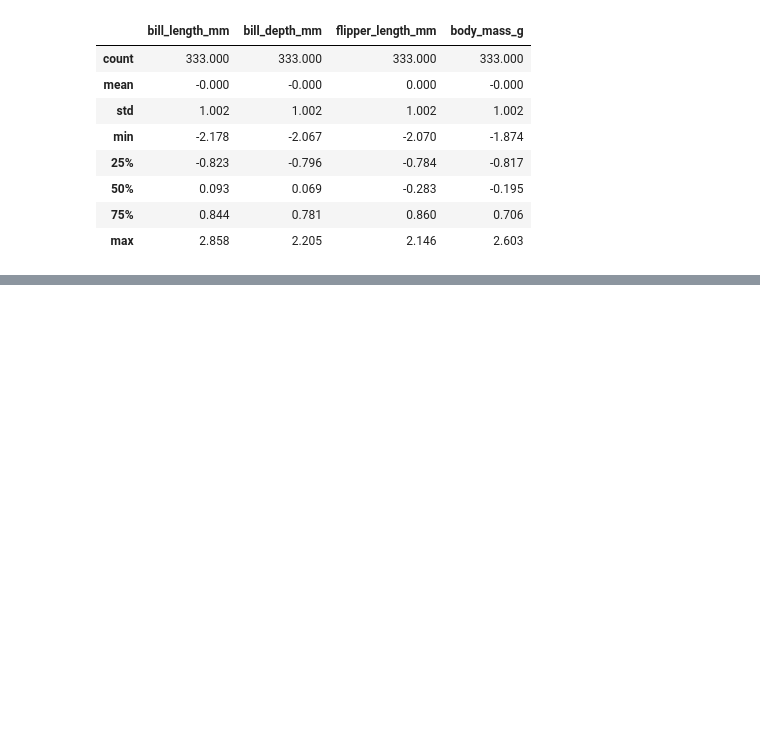
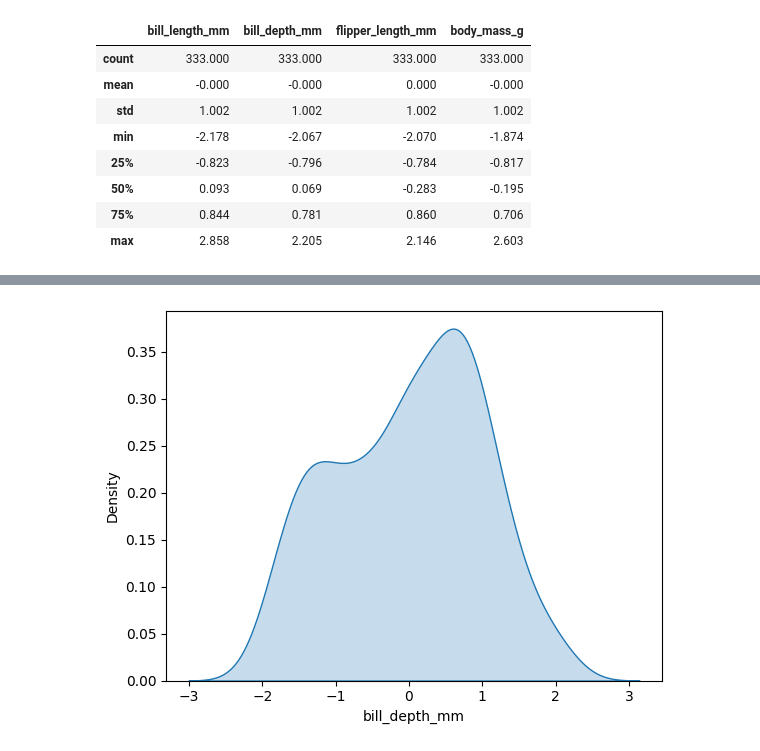
Before and after one commit to Cshefali/Data-Analysis-And-Viz-Python, a Jupyter notebook: palmer_penguins.ipynb, the cells around one changed output, grey strips where cells are left out. Saved outputs shown, nothing was run; the diff lists cells and outputs as text; code cells hidden in the pictures; blank space fills up the shorter version.

```diff
--- a/palmer_penguins.ipynb
+++ b/palmer_penguins.ipynb
@@ -171,0 +196,5 @@ data2[float_features].describe()
+# %%
+sns.kdeplot(data2.bill_depth_mm, fill = True)
+plt.show()
+# %% [output]
+[figure, added]
```
Also changed, not shown: parts of 7 cells of this notebook.
